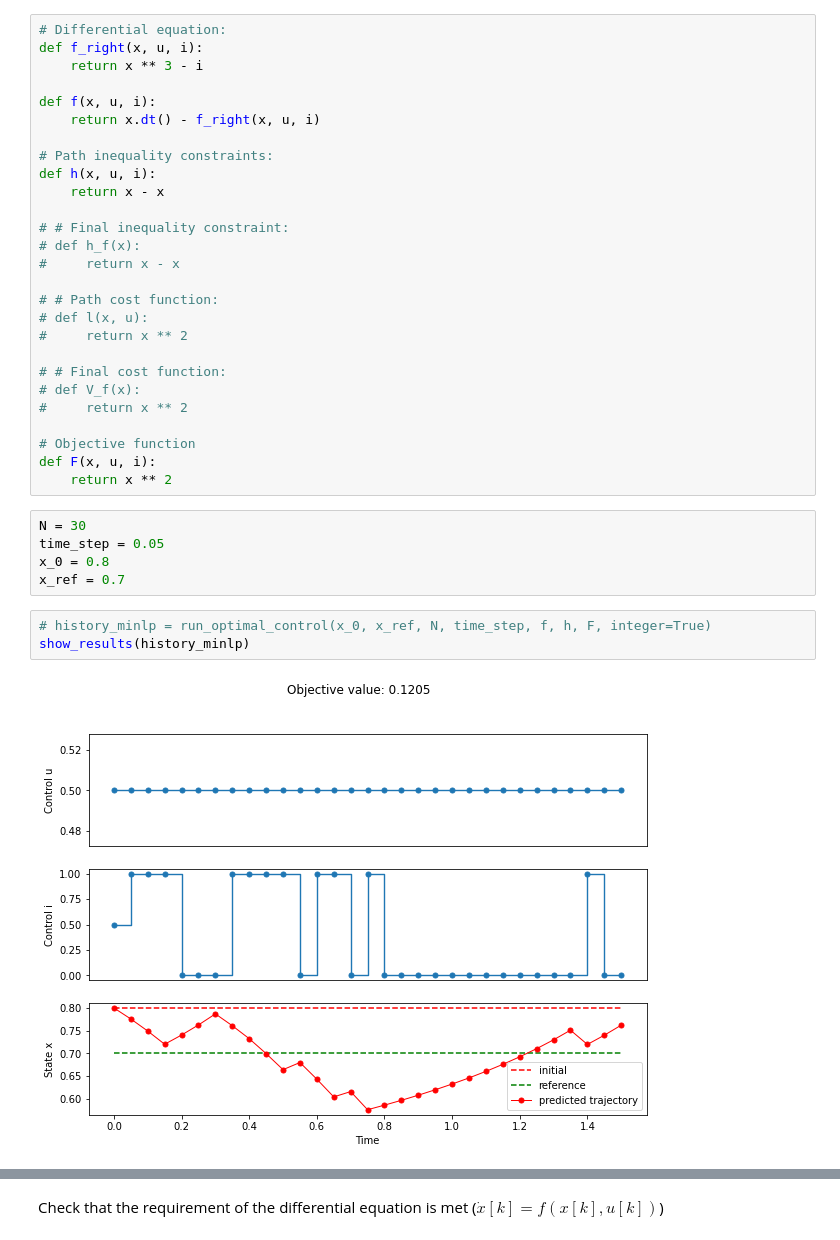
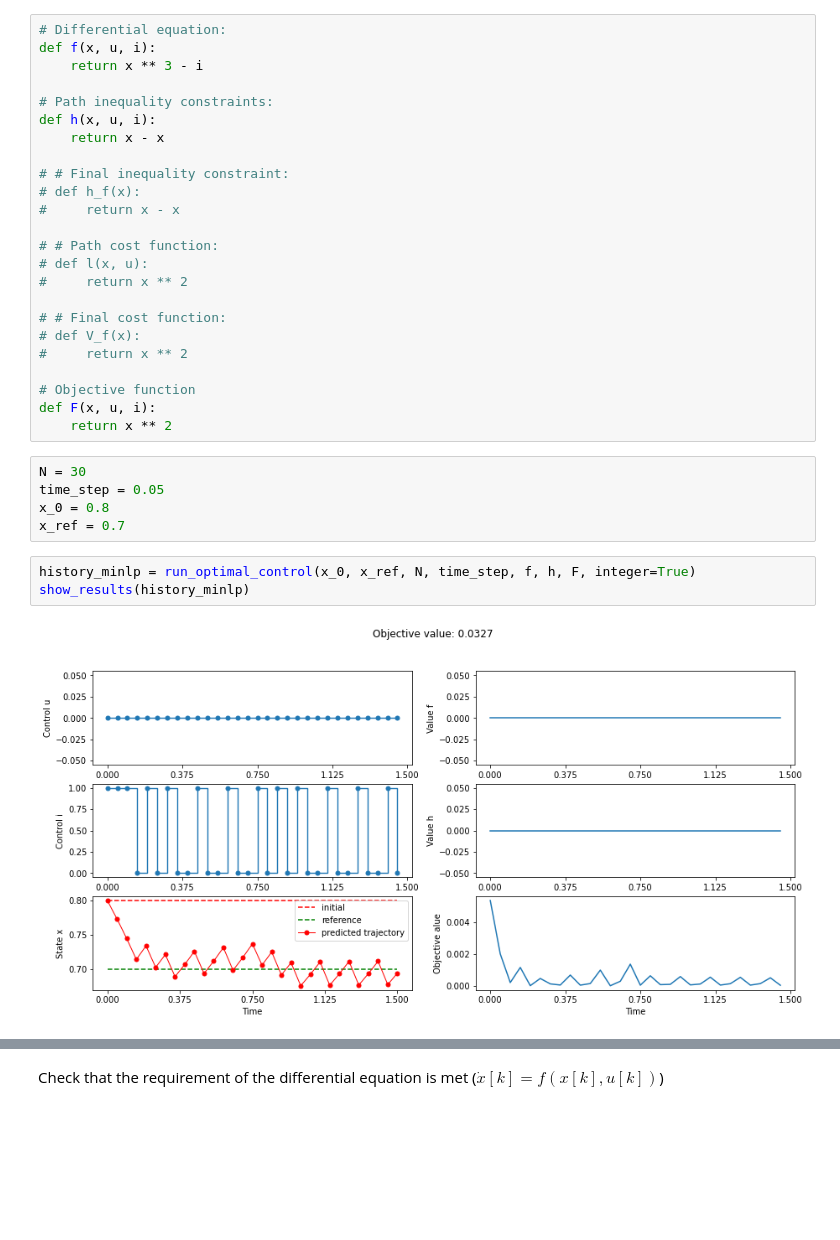
Before and after one commit to anabatsh/Optimal-Control, a Jupyter notebook: MINL Optimal Control.ipynb, the cells around one changed output, grey strips where cells are left out. Saved outputs shown, nothing was run; the diff lists cells and outputs as text; blank space fills up the shorter version.

```diff
--- a/MINL Optimal Control.ipynb
+++ b/MINL Optimal Control.ipynb
@@ -117,11 +117,8 @@ $N = 30, \ x_0 = 0.8, \ x_{ref} = 0.7$
 Firtsly, let's solve it ($\star$) with existing MINL optimal control solver from GEKKO:
 # %%
 # Differential equation:
-def f_right(x, u, i):
+def f(x, u, i):
     return x ** 3 - i
-
-def f(x, u, i):
-    return x.dt() - f_right(x, u, i)
 
 # Path inequality constraints:
 def h(x, u, i):
@@ -148,7 +145,7 @@ time_step = 0.05
 x_0 = 0.8
 x_ref = 0.7
 # %%
-# history_minlp = run_optimal_control(x_0, x_ref, N, time_step, f, h, F, integer=True)
+history_minlp = run_optimal_control(x_0, x_ref, N, time_step, f, h, F, integer=True)
 show_results(history_minlp)
 # %% [output]
-[figure, old version]
+[figure, new version]
```
Also changed, not shown: parts of 34 cells of this notebook, 1 other file.
